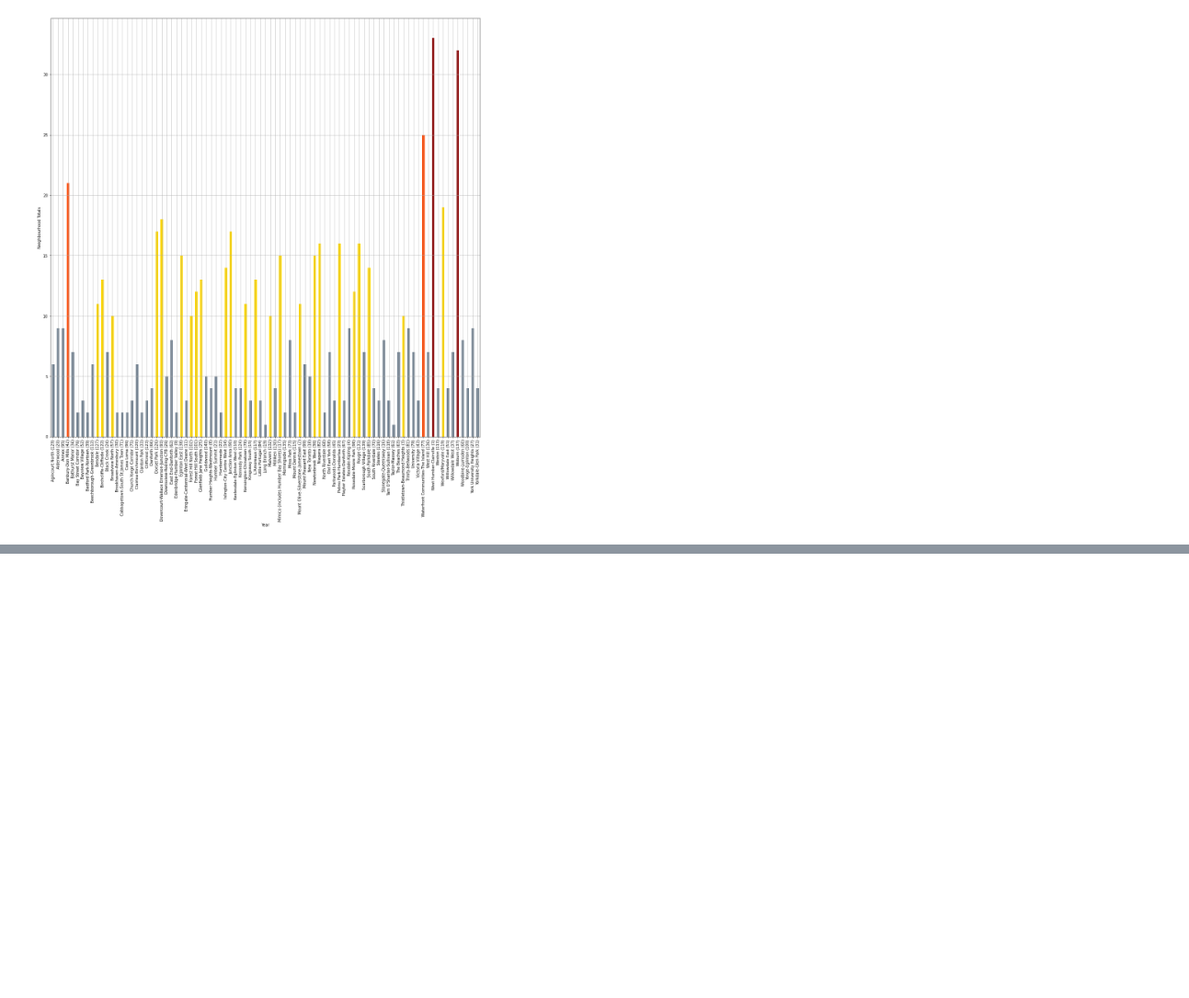
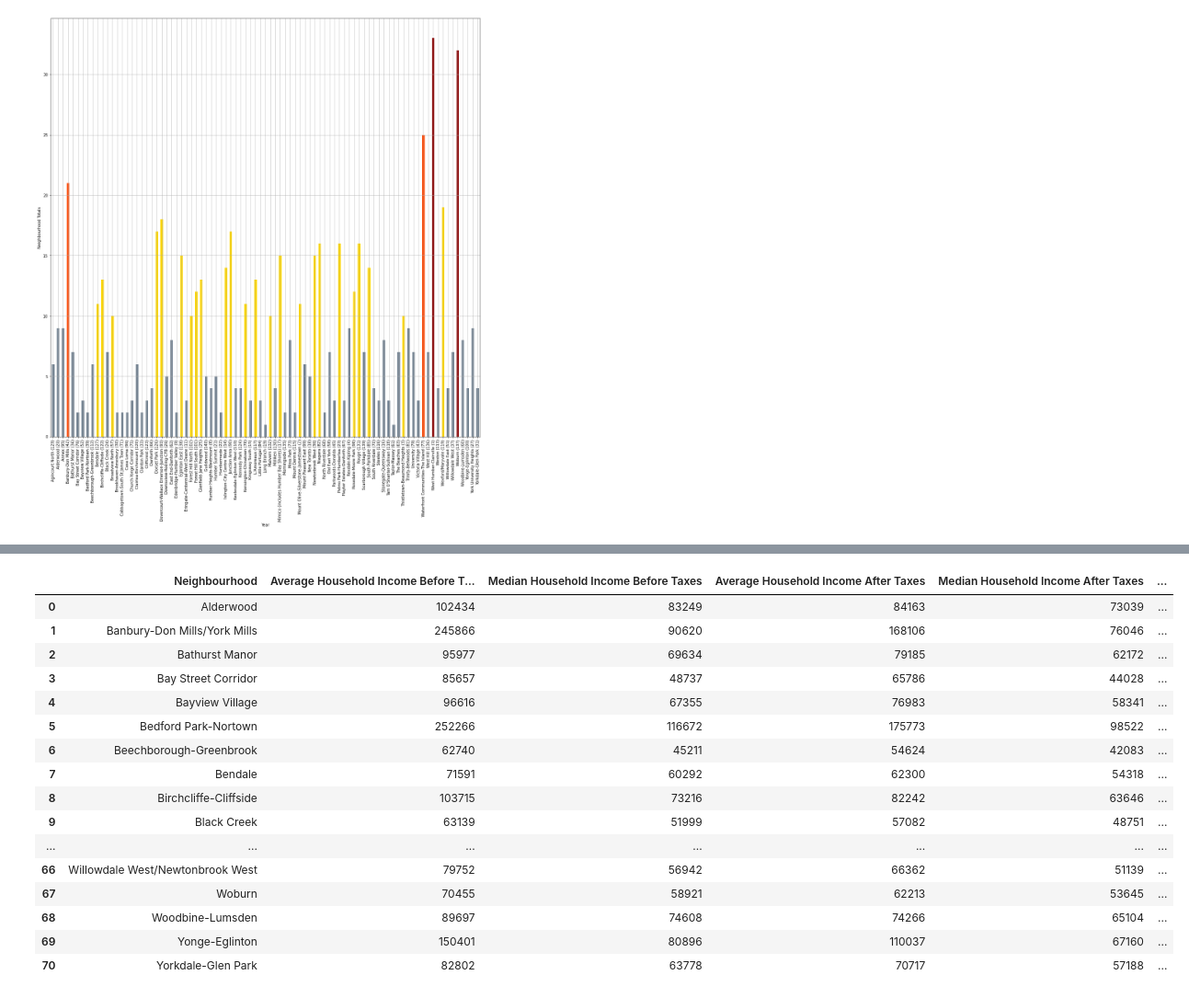
Before and after one commit to MattDavies1/Data-Bootcamp-Project, a Jupyter notebook: jasper.ipynb, the cells around one changed output, grey strips where cells are left out. Shown at 92% size. Cells and saved outputs as stored; diff of their text form; code cells hidden in the pictures; blank space fills up the shorter version.

```diff
--- a/jasper.ipynb
+++ b/jasper.ipynb
@@ -172,0 +276,30 @@ gdp_annual = gdp_selection['Canada Annual GDP (M)']
+# %%
+neigh_fix = neigh_fix.drop_duplicates(subset='tor_pd_neigh', keep='first')
+# %%
+neigh_fix_dict=neigh_fix.set_index('income_neigh').to_dict()['tor_pd_neigh']
+# %%
+gta_income["Neighbourhood_fix"] = gta_income["Neighbourhood"].map(neigh_fix_dict)
+#df["B"] = df["A"].map(equiv)
+# %%
+gta_income.dropna(inplace=True)
+gta_income.reset_index(inplace=True, drop=True)
+# %%
+gta_income
+# %% [output]
+|  | Neighbourhood | Average Household Income Before T... | Median Household Income Before Taxes | Average Household Income After Taxes | Median Household Income After Taxes | ... |
+| 0 | Alderwood | 102434 | 83249 | 84163 | 73039 | ... |
+| 1 | Banbury-Don Mills/York Mills | 245866 | 90620 | 168106 | 76046 | ... |
+| 2 | Bathurst Manor | 95977 | 69634 | 79185 | 62172 | ... |
+| 3 | Bay Street Corridor | 85657 | 48737 | 65786 | 44028 | ... |
+| 4 | Bayview Village | 96616 | 67355 | 76983 | 58341 | ... |
+| 5 | Bedford Park-Nortown | 252266 | 116672 | 175773 | 98522 | ... |
+| 6 | Beechborough-Greenbrook | 62740 | 45211 | 54624 | 42083 | ... |
+| 7 | Bendale | 71591 | 60292 | 62300 | 54318 | ... |
+| 8 | Birchcliffe-Cliffside | 103715 | 73216 | 82242 | 63646 | ... |
+| 9 | Black Creek | 63139 | 51999 | 57082 | 48751 | ... |
+| ... | ... | ... | ... | ... | ... | ... |
+| 66 | Willowdale West/Newtonbrook West | 79752 | 56942 | 66362 | 51139 | ... |
+| 67 | Woburn | 70455 | 58921 | 62213 | 53645 | ... |
+| 68 | Woodbine-Lumsden | 89697 | 74608 | 74266 | 65104 | ... |
+| 69 | Yonge-Eglinton | 150401 | 80896 | 110037 | 67160 | ... |
+| 70 | Yorkdale-Glen Park | 82802 | 63778 | 70717 | 57188 | ... |
```
Also changed, not shown: parts of 19 cells of this notebook, 3 other files.
